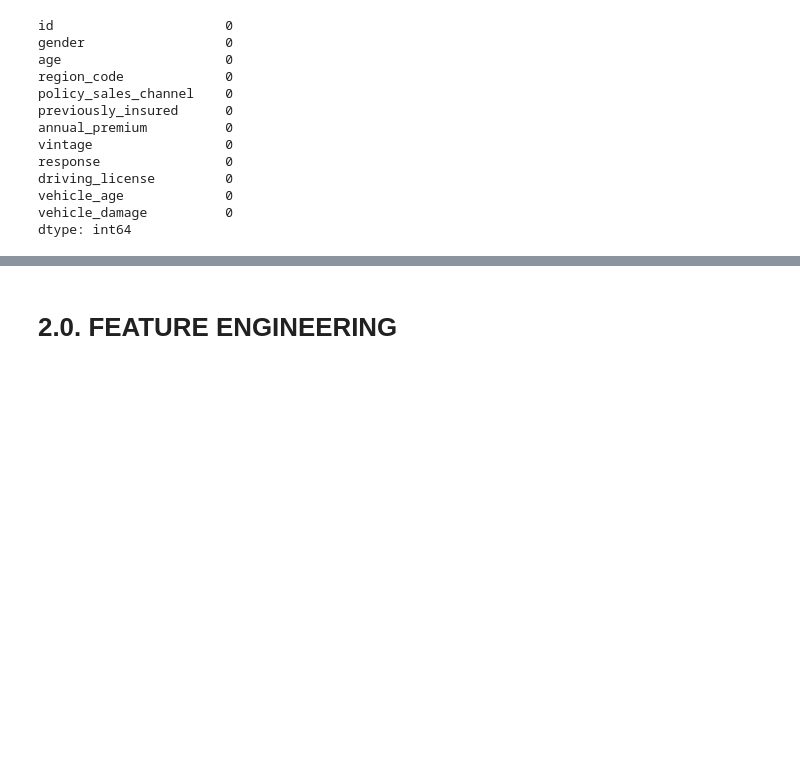
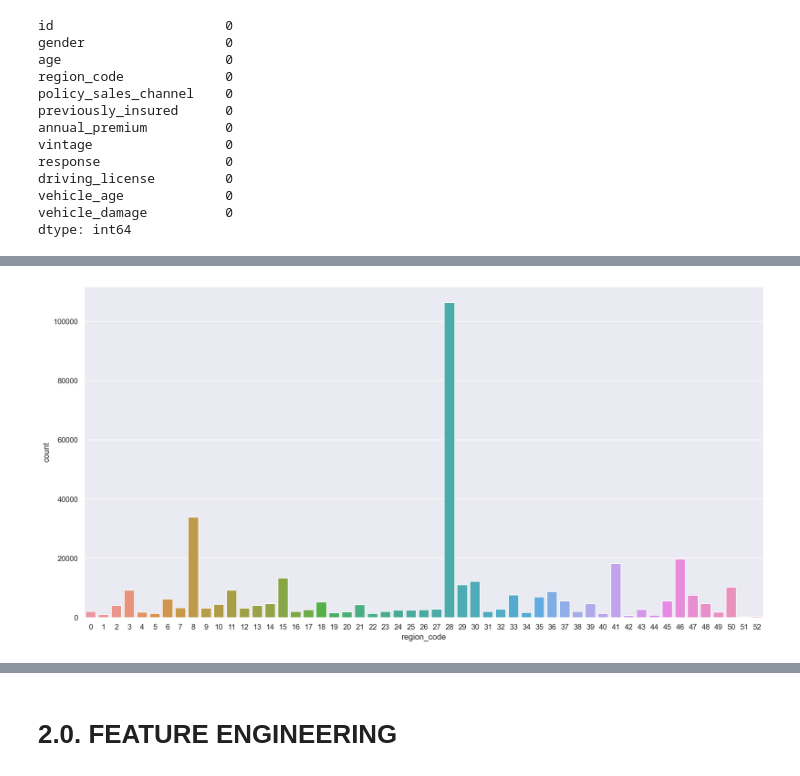
Before and after one commit to hfpmatheus/health_insurance_cross_sell, a Jupyter notebook: code.ipynb, the cells around one changed output, grey strips where cells are left out. Drawn from its saved outputs; the diff is of its cells as text; code cells hidden in the pictures; blank space fills up the shorter version.

```diff
--- a/code.ipynb
+++ b/code.ipynb
@@ -264,0 +346,5 @@ df_description
+# %%
+plt.subplots(figsize = (18,9))
+sns.countplot( x='region_code', data=df_cat );
+# %% [output]
+[figure, added]
```
Also changed, not shown: parts of 140 cells of this notebook.
